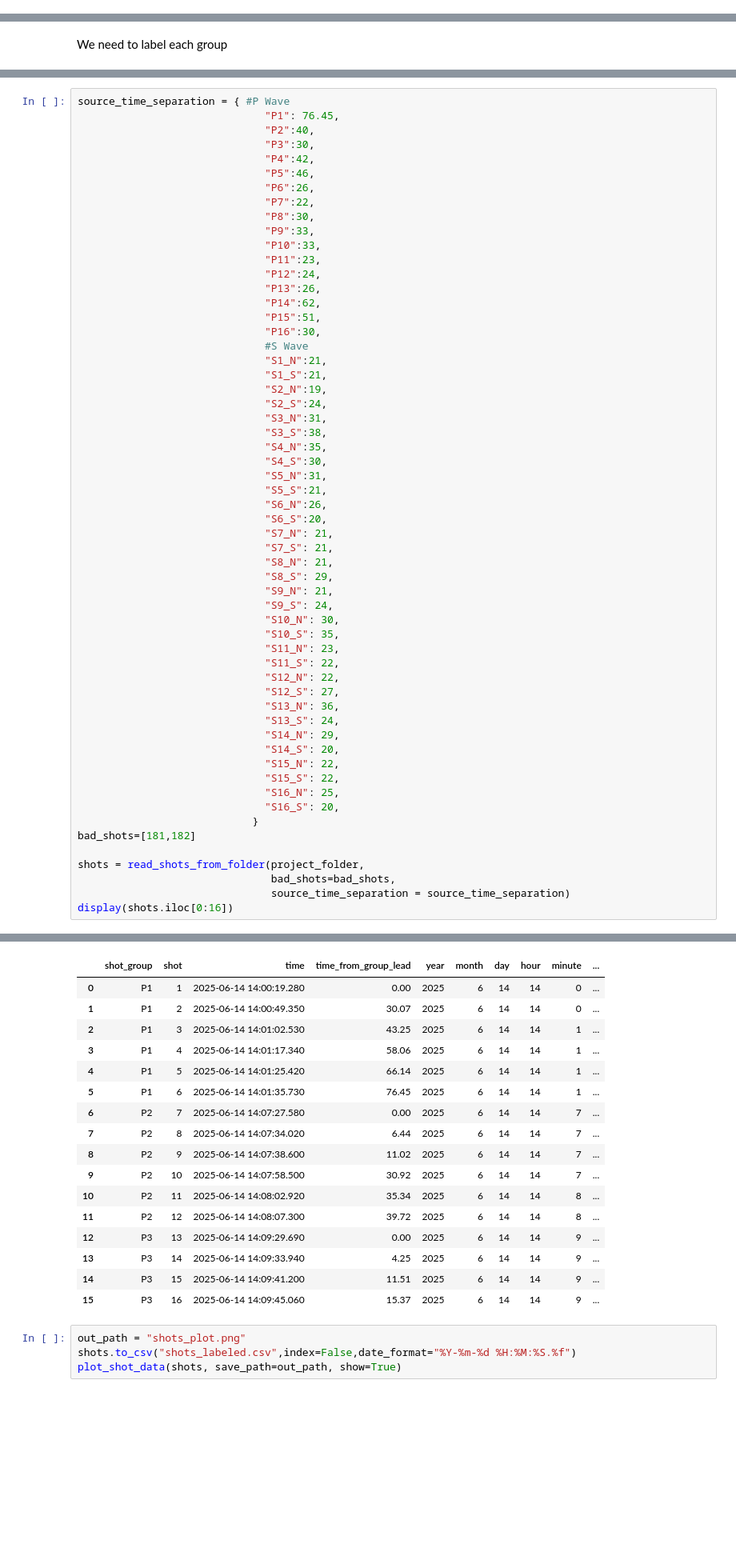
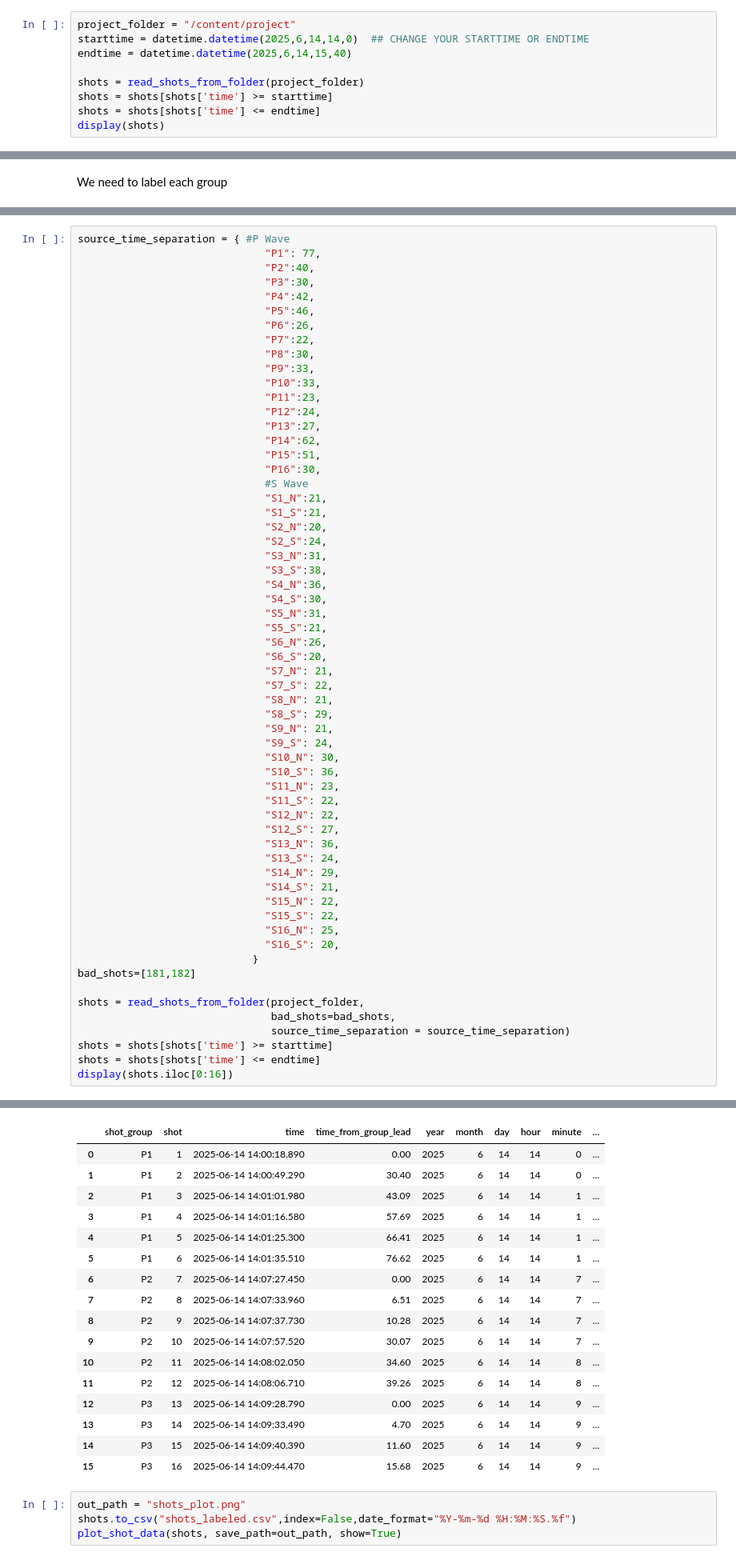
Before and after one commit to ecastillot/FieldCampII_2025, a Jupyter notebook: examples/seismic/read_shots.ipynb, the cells around one changed output, grey strips where cells are left out. Shown: that part at 80% size. Saved outputs shown, nothing was run; the diff lists cells and outputs as text; blank space fills up the shorter version.

```diff
--- a/examples/seismic/read_shots.ipynb
+++ b/examples/seismic/read_shots.ipynb
@@ -118,0 +99,9 @@ Group 'last_group' with 290 shots
+# %%
+project_folder = "/content/project"
+starttime = datetime.datetime(2025,6,14,14,0)  ## CHANGE YOUR STARTTIME OR ENDTIME
+endtime = datetime.datetime(2025,6,14,15,40)
+
+shots = read_shots_from_folder(project_folder)
+shots = shots[shots['time'] >= starttime]
+shots = shots[shots['time'] <= endtime]
+display(shots)
@@ -182,6 +188,6 @@ Group 'last_group' with 284 shots
 # %%
 source_time_separation = { #P Wave
-                              "P1": 76.45,
+                              "P1": 77,
                               "P2":40,
                               "P3":30,
                               "P4":42,
@@ -193,31 +199,31 @@ source_time_separation = { #P Wave
                               "P10":33,
                               "P11":23,
                               "P12":24,
-                              "P13":26,
+                              "P13":27,
                               "P14":62,
                               "P15":51,
                               "P16":30,
                               #S Wave
                               "S1_N":21,
                               "S1_S":21,
-                              "S2_N":19,
+                              "S2_N":20,
                               "S2_S":24,
                               "S3_N":31,
                               "S3_S":38,
-                              "S4_N":35,
+                              "S4_N":36,
                               "S4_S":30,
                               "S5_N":31,
                               "S5_S":21,
                               "S6_N":26,
                               "S6_S":20,
                               "S7_N": 21,
-                              "S7_S": 21,
+                              "S7_S": 22,
                               "S8_N": 21,
                               "S8_S": 29,
                               "S9_N": 21,
                               "S9_S": 24,
                               "S10_N": 30,
-                              "S10_S": 35,
+                              "S10_S": 36,
                               "S11_N": 23,
                               "S11_S": 22,
                               "S12_N": 22,
@@ -225,7 +231,7 @@ source_time_separation = { #P Wave
                               "S13_N": 36,
                               "S13_S": 24,
                               "S14_N": 29,
-                              "S14_S": 20,
+                              "S14_S": 21,
                               "S15_N": 22,
                               "S15_S": 22,
                               "S16_N": 25,
@@ -236,5 +242,7 @@ bad_shots=[181,182]
 shots = read_shots_from_folder(project_folder,
                                bad_shots=bad_shots,
                                source_time_separation = source_time_separation)
+shots = shots[shots['time'] >= starttime]
+shots = shots[shots['time'] <= endtime]
 display(shots.iloc[0:16])
 # %% [output]
@@ -258,20 +266,20 @@ Group S16_S started at 2025-06-14 15:33:41.830000 with 6 shots
 |  | shot_group | shot | time | time_from_group_lead | year | month | day | hour | minute | ... |
-| 0 | P1 | 1 | 2025-06-14 14:00:19.280 | 0.00 | 2025 | 6 | 14 | 14 | 0 | ... |
-| 1 | P1 | 2 | 2025-06-14 14:00:49.350 | 30.07 | 2025 | 6 | 14 | 14 | 0 | ... |
-| 2 | P1 | 3 | 2025-06-14 14:01:02.530 | 43.25 | 2025 | 6 | 14 | 14 | 1 | ... |
-| 3 | P1 | 4 | 2025-06-14 14:01:17.340 | 58.06 | 2025 | 6 | 14 | 14 | 1 | ... |
-| 4 | P1 | 5 | 2025-06-14 14:01:25.420 | 66.14 | 2025 | 6 | 14 | 14 | 1 | ... |
-| 5 | P1 | 6 | 2025-06-14 14:01:35.730 | 76.45 | 2025 | 6 | 14 | 14 | 1 | ... |
-| 6 | P2 | 7 | 2025-06-14 14:07:27.580 | 0.00 | 2025 | 6 | 14 | 14 | 7 | ... |
-| 7 | P2 | 8 | 2025-06-14 14:07:34.020 | 6.44 | 2025 | 6 | 14 | 14 | 7 | ... |
-| 8 | P2 | 9 | 2025-06-14 14:07:38.600 | 11.02 | 2025 | 6 | 14 | 14 | 7 | ... |
-| 9 | P2 | 10 | 2025-06-14 14:07:58.500 | 30.92 | 2025 | 6 | 14 | 14 | 7 | ... |
-| 10 | P2 | 11 | 2025-06-14 14:08:02.920 | 35.34 | 2025 | 6 | 14 | 14 | 8 | ... |
-| 11 | P2 | 12 | 2025-06-14 14:08:07.300 | 39.72 | 2025 | 6 | 14 | 14 | 8 | ... |
-| 12 | P3 | 13 | 2025-06-14 14:09:29.690 | 0.00 | 2025 | 6 | 14 | 14 | 9 | ... |
-| 13 | P3 | 14 | 2025-06-14 14:09:33.940 | 4.25 | 2025 | 6 | 14 | 14 | 9 | ... |
-| 14 | P3 | 15 | 2025-06-14 14:09:41.200 | 11.51 | 2025 | 6 | 14 | 14 | 9 | ... |
-| 15 | P3 | 16 | 2025-06-14 14:09:45.060 | 15.37 | 2025 | 6 | 14 | 14 | 9 | ... |
+| 0 | P1 | 1 | 2025-06-14 14:00:18.890 | 0.00 | 2025 | 6 | 14 | 14 | 0 | ... |
+| 1 | P1 | 2 | 2025-06-14 14:00:49.290 | 30.40 | 2025 | 6 | 14 | 14 | 0 | ... |
+| 2 | P1 | 3 | 2025-06-14 14:01:01.980 | 43.09 | 2025 | 6 | 14 | 14 | 1 | ... |
+| 3 | P1 | 4 | 2025-06-14 14:01:16.580 | 57.69 | 2025 | 6 | 14 | 14 | 1 | ... |
+| 4 | P1 | 5 | 2025-06-14 14:01:25.300 | 66.41 | 2025 | 6 | 14 | 14 | 1 | ... |
+| 5 | P1 | 6 | 2025-06-14 14:01:35.510 | 76.62 | 2025 | 6 | 14 | 14 | 1 | ... |
+| 6 | P2 | 7 | 2025-06-14 14:07:27.450 | 0.00 | 2025 | 6 | 14 | 14 | 7 | ... |
+| 7 | P2 | 8 | 2025-06-14 14:07:33.960 | 6.51 | 2025 | 6 | 14 | 14 | 7 | ... |
+| 8 | P2 | 9 | 2025-06-14 14:07:37.730 | 10.28 | 2025 | 6 | 14 | 14 | 7 | ... |
+| 9 | P2 | 10 | 2025-06-14 14:07:57.520 | 30.07 | 2025 | 6 | 14 | 14 | 7 | ... |
+| 10 | P2 | 11 | 2025-06-14 14:08:02.050 | 34.60 | 2025 | 6 | 14 | 14 | 8 | ... |
+| 11 | P2 | 12 | 2025-06-14 14:08:06.710 | 39.26 | 2025 | 6 | 14 | 14 | 8 | ... |
+| 12 | P3 | 13 | 2025-06-14 14:09:28.790 | 0.00 | 2025 | 6 | 14 | 14 | 9 | ... |
+| 13 | P3 | 14 | 2025-06-14 14:09:33.490 | 4.70 | 2025 | 6 | 14 | 14 | 9 | ... |
+| 14 | P3 | 15 | 2025-06-14 14:09:40.390 | 11.60 | 2025 | 6 | 14 | 14 | 9 | ... |
+| 15 | P3 | 16 | 2025-06-14 14:09:44.470 | 15.68 | 2025 | 6 | 14 | 14 | 9 | ... |
 # %%
 out_path = "shots_plot.png"
 shots.to_csv("shots_labeled.csv",index=False,date_format="%Y-%m-%d %H:%M:%S.%f")
```
Also changed, not shown: parts of 9 cells of this notebook, 2 other files.
